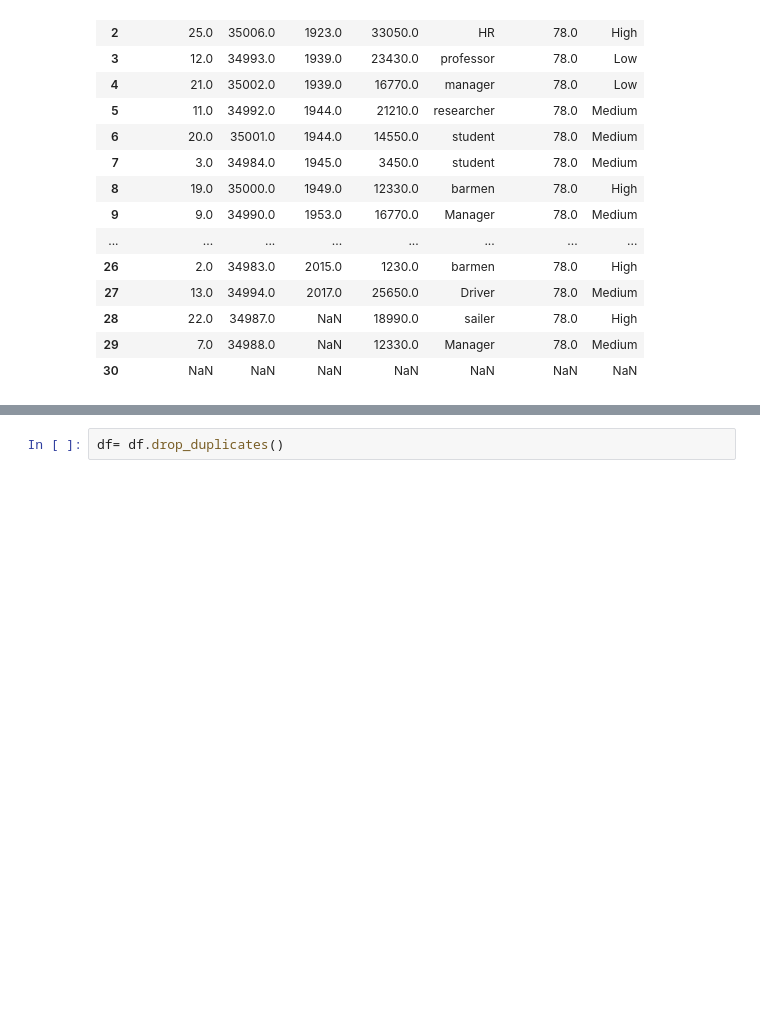
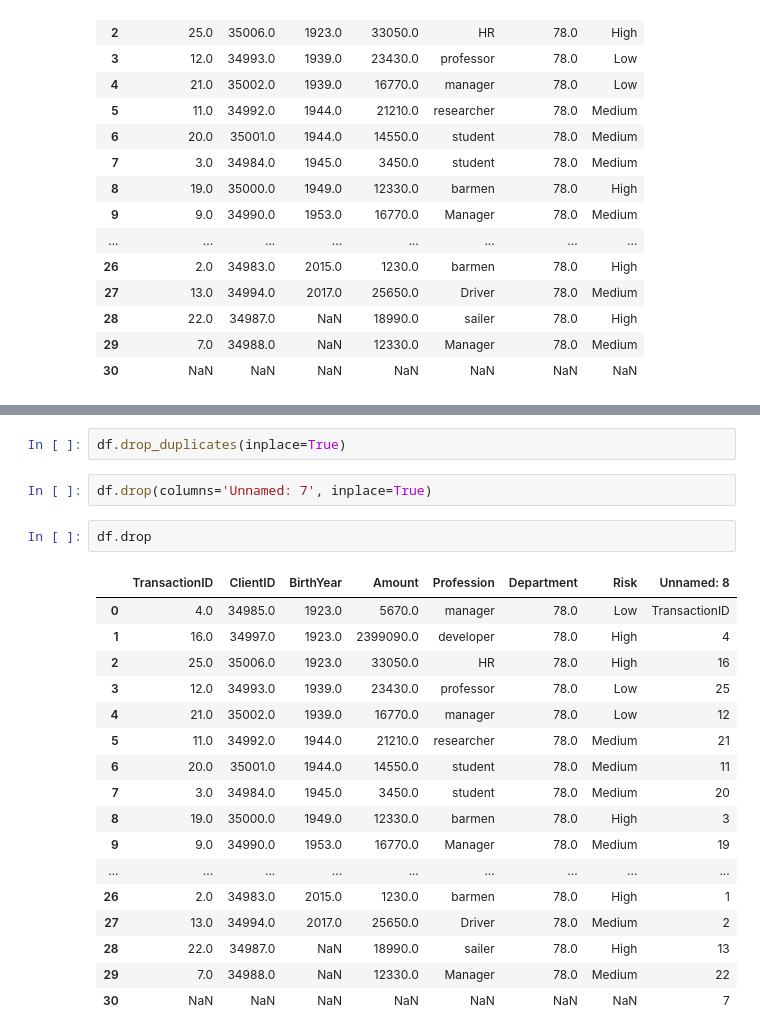
Before and after one commit to moldypeaches/DAFT_0410, a Jupyter notebook: Module_1/Lab_33_Intro-to-Data-Preparation/a.ipynb, the cells around one changed output, grey strips where cells are left out. Cells and saved outputs as stored; diff of their text form; blank space fills up the shorter version.

```diff
--- a/Module_1/Lab_33_Intro-to-Data-Preparation/a.ipynb
+++ b/Module_1/Lab_33_Intro-to-Data-Preparation/a.ipynb
@@ -61,5 +42,27 @@ df.drop(index=[30], axis=0)
 | 27 | 13.0 | 34994.0 | 2017.0 | 25650.0 | Driver | 78.0 | Medium | NaN | 2 |
 | 28 | 22.0 | 34987.0 | NaN | 18990.0 | sailer | 78.0 | High | NaN | 13 |
 | 29 | 7.0 | 34988.0 | NaN | 12330.0 | Manager | 78.0 | Medium | NaN | 22 |
+# %%
+df.drop_duplicates(inplace=True)
 # %%
-df= df.drop_duplicates()
+df.drop(columns='Unnamed: 7', inplace=True)
+# %%
+df.drop
+# %% [output]
+|  | TransactionID | ClientID | BirthYear | Amount | Profession | Department | Risk | Unnamed: 8 |
+| 0 | 4.0 | 34985.0 | 1923.0 | 5670.0 | manager | 78.0 | Low | TransactionID |
+| 1 | 16.0 | 34997.0 | 1923.0 | 2399090.0 | developer | 78.0 | High | 4 |
+| 2 | 25.0 | 35006.0 | 1923.0 | 33050.0 | HR | 78.0 | High | 16 |
+| 3 | 12.0 | 34993.0 | 1939.0 | 23430.0 | professor | 78.0 | Low | 25 |
+| 4 | 21.0 | 35002.0 | 1939.0 | 16770.0 | manager | 78.0 | Low | 12 |
+| 5 | 11.0 | 34992.0 | 1944.0 | 21210.0 | researcher | 78.0 | Medium | 21 |
+| 6 | 20.0 | 35001.0 | 1944.0 | 14550.0 | student | 78.0 | Medium | 11 |
+| 7 | 3.0 | 34984.0 | 1945.0 | 3450.0 | student | 78.0 | Medium | 20 |
+| 8 | 19.0 | 35000.0 | 1949.0 | 12330.0 | barmen | 78.0 | High | 3 |
+| 9 | 9.0 | 34990.0 | 1953.0 | 16770.0 | Manager | 78.0 | Medium | 19 |
+| ... | ... | ... | ... | ... | ... | ... | ... | ... |
+| 26 | 2.0 | 34983.0 | 2015.0 | 1230.0 | barmen | 78.0 | High | 1 |
+| 27 | 13.0 | 34994.0 | 2017.0 | 25650.0 | Driver | 78.0 | Medium | 2 |
+| 28 | 22.0 | 34987.0 | NaN | 18990.0 | sailer | 78.0 | High | 13 |
+| 29 | 7.0 | 34988.0 | NaN | 12330.0 | Manager | 78.0 | Medium | 22 |
+| 30 | NaN | NaN | NaN | NaN | NaN | NaN | NaN | 7 |
```
Also changed, not shown: parts of 1 cell of this notebook, 28 other files.
